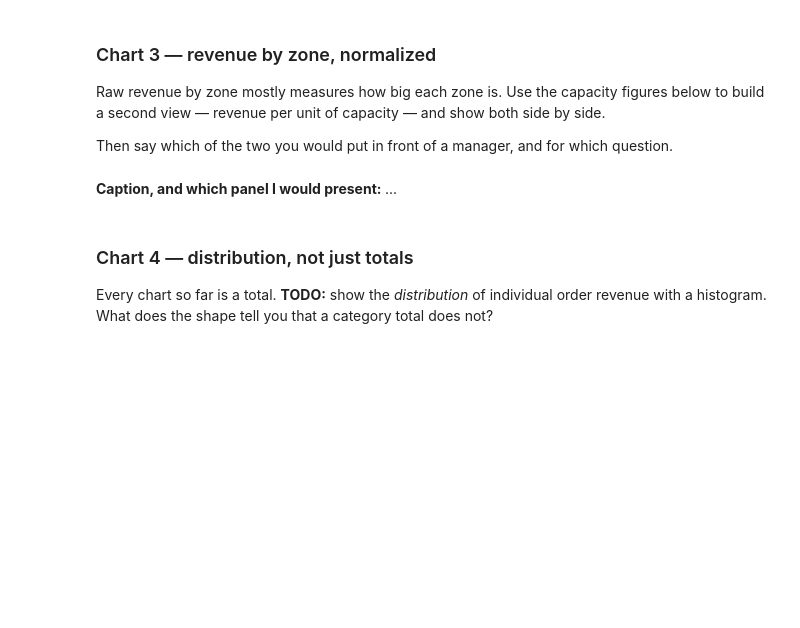
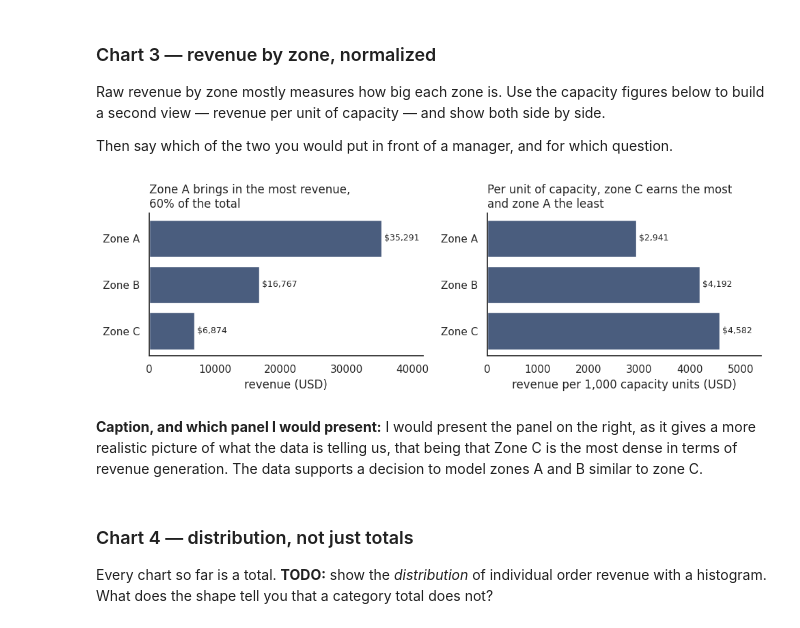
Before and after one commit to michaelhunter12/ds2002-fa26, a Jupyter notebook: notebooks/07-visualization/2026-11-13 — Visualization Challenge — Lab.ipynb, the cells around one changed output. Saved outputs shown, nothing was run; the diff lists cells and outputs as text; code cells hidden in the pictures; blank space fills up the shorter version.

```diff
--- a/notebooks/07-visualization/2026-11-13 — Visualization Challenge — Lab.ipynb
+++ b/notebooks/07-visualization/2026-11-13 — Visualization Challenge — Lab.ipynb
@@ -171,5 +166,42 @@ zone_capacity = {'A': 12000, 'B': 4000, 'C': 1500}
+# %%
+zone_capacity = {'A': 12000, 'B': 4000, 'C': 1500}
+# TODO: two panels -- raw revenue and revenue per capacity
+
+zones = list(zone_capacity)
+cap = pd.Series(zone_capacity)
+
+raw = df.groupby('zone')['revenue'].sum().reindex(zones)
+per_k = raw / cap * 1000                         # USD per 1,000 capacity units
+
+top_raw = raw.idxmax()
+top_per, low_per = per_k.idxmax(), per_k.idxmin()
+raw_share = raw[top_raw] / raw.sum()
+cap_share = cap[top_raw] / cap.sum()
+
+fig, (ax1, ax2) = plt.subplots(1, 2, figsize=(10, 3.4))
+
+# Panel 1: raw revenue
+bars = ax1.barh([f'Zone {z}' for z in zones], raw.values, color=BLUE)
+ax1.bar_label(bars, labels=[f'${v:,.0f}' for v in raw.values], padding=3, fontsize=9)
+ax1.set_xlim(0, raw.max() * 1.18)
+ax1.invert_yaxis()                               # keep A, B, C top to bottom
+finish(ax1, f'Zone {top_raw} brings in the most revenue,\n{raw_share:.0%} of the total',
+       xlabel='revenue (USD)')
+
+# Panel 2: revenue per unit of capacity
+bars = ax2.barh([f'Zone {z}' for z in zones], per_k.values, color=BLUE)
+ax2.bar_label(bars, labels=[f'${v:,.0f}' for v in per_k.values], padding=3, fontsize=9)
+ax2.set_xlim(0, per_k.max() * 1.18)
+ax2.invert_yaxis()
+finish(ax2, f'Per unit of capacity, zone {top_per} earns the most\nand zone {low_per} the least',
+       xlabel='revenue per 1,000 capacity units (USD)')
+
+plt.tight_layout()
+plt.show()
+# %% [output]
+[figure, added]
 # %% [markdown]
-**Caption, and which panel I would present:** _..._
+**Caption, and which panel I would present:** I would present the panel on the right, as it gives a more realistic picture of what the data is telling us, that being that Zone C is the most dense in terms of revenue generation. The data supports a decision to model zones A and B similar to zone C.
 # %% [markdown]
 ### Chart 4 — distribution, not just totals
 
```
Also changed, not shown: parts of 11 cells of this notebook.
